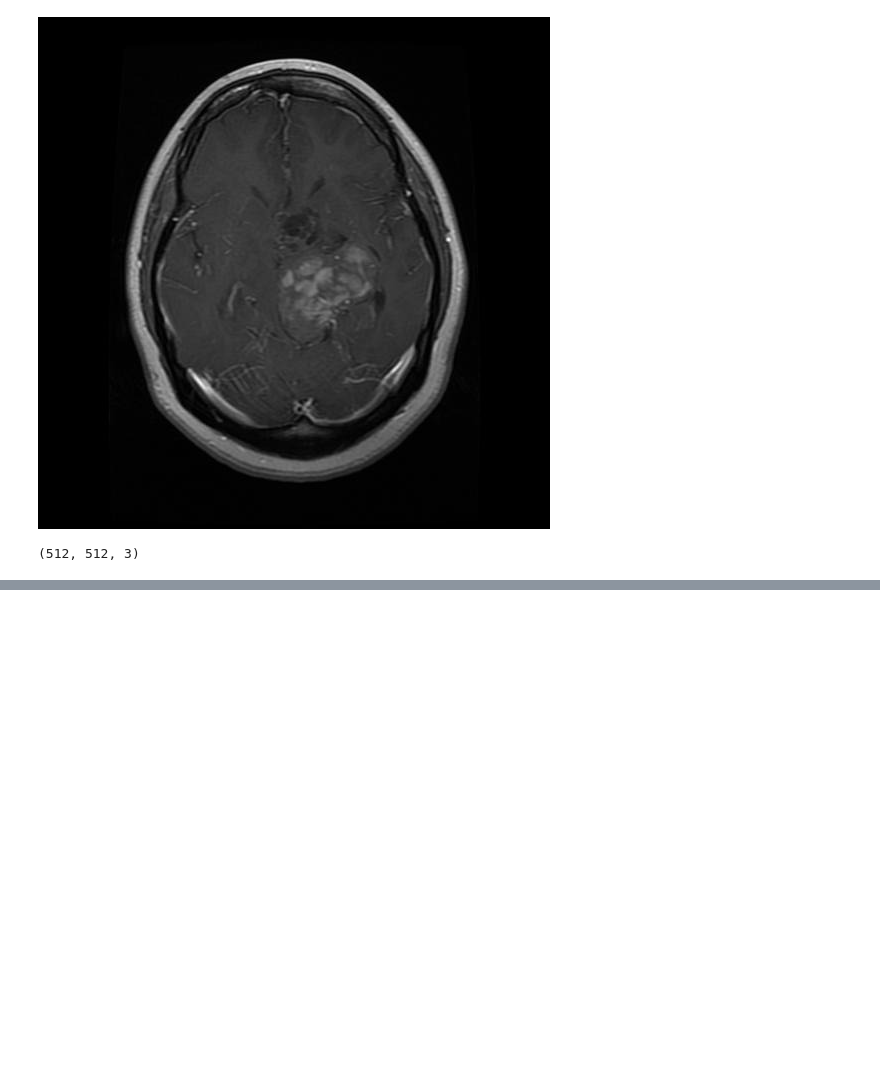
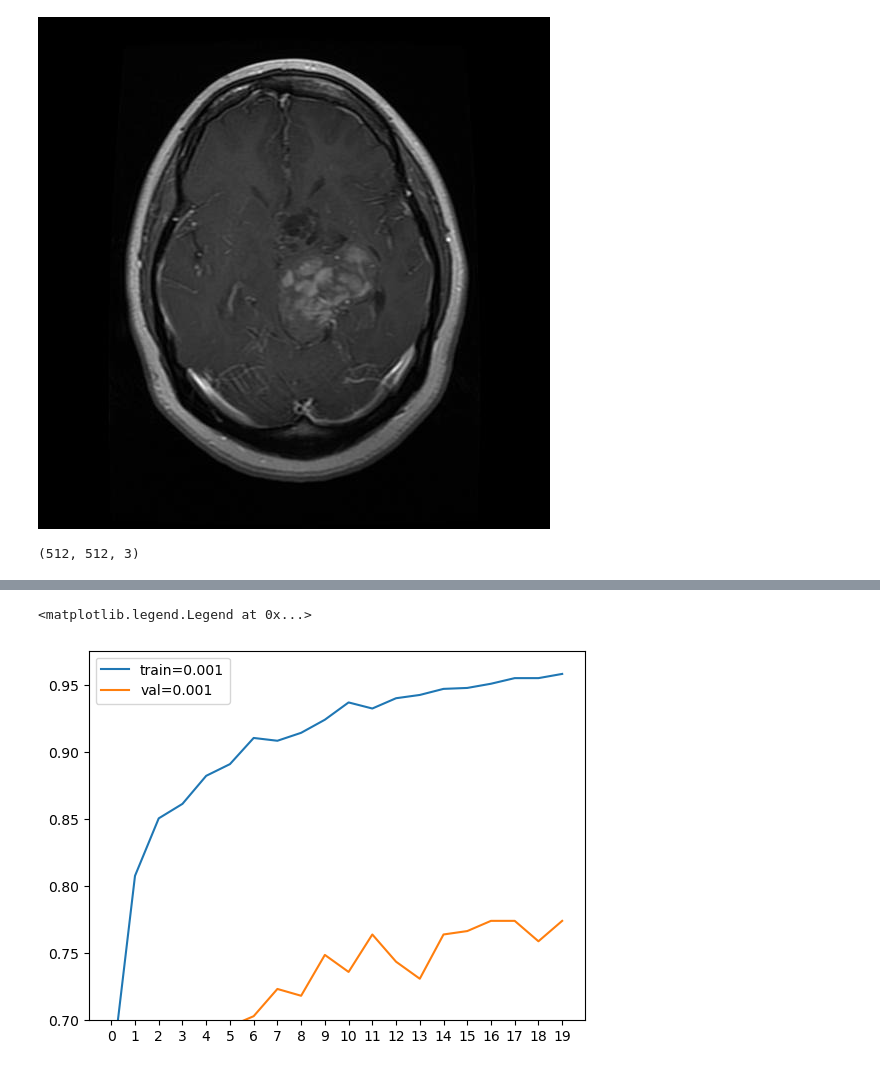
Before and after one commit to desol1997/brain_tumor_classification, a Jupyter notebook: notebooks/brain_tumor_classification.ipynb, the cells around one changed output, grey strips where cells are left out. Saved outputs shown, nothing was run; the diff lists cells and outputs as text; code cells hidden in the pictures; blank space fills up the shorter version.

```diff
--- a/notebooks/brain_tumor_classification.ipynb
+++ b/notebooks/brain_tumor_classification.ipynb
@@ -27,0 +195,9 @@ x.shape
+# %%
+plt.plot(scores[0.001]['accuracy'], label='train=0.001')
+plt.plot(scores[0.001]['val_accuracy'], label='val=0.001')
+plt.xticks(np.arange(20))
+plt.ylim(0.7)
+plt.legend()
+# %% [output]
+<matplotlib.legend.Legend at 0x...>
+[figure, added]
```
Also changed, not shown: parts of 36 cells of this notebook, 8 other files.
